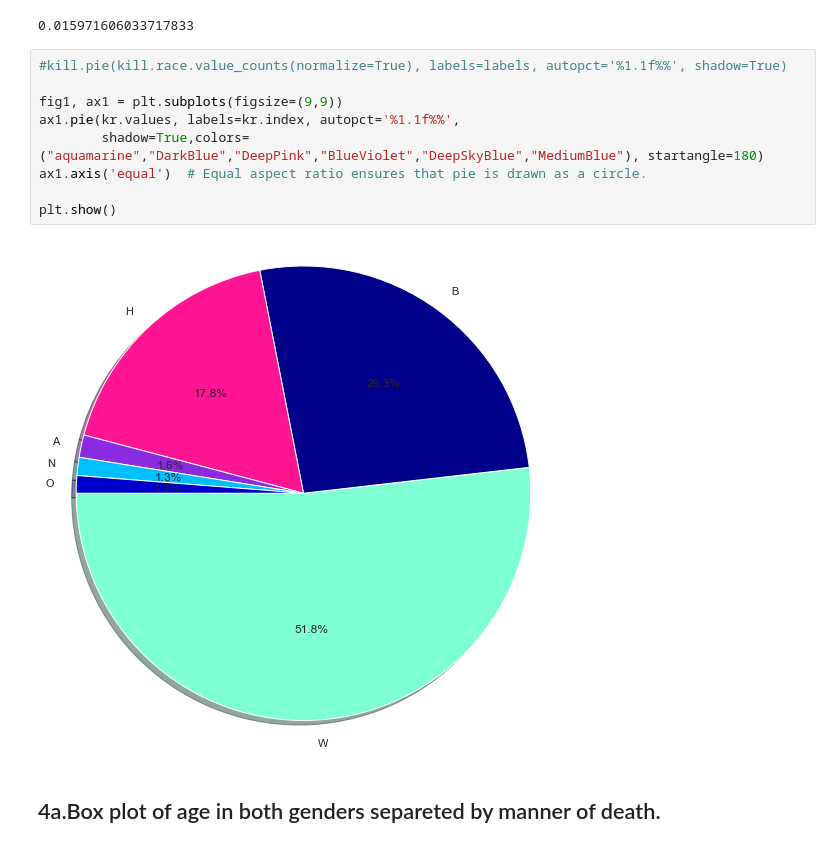
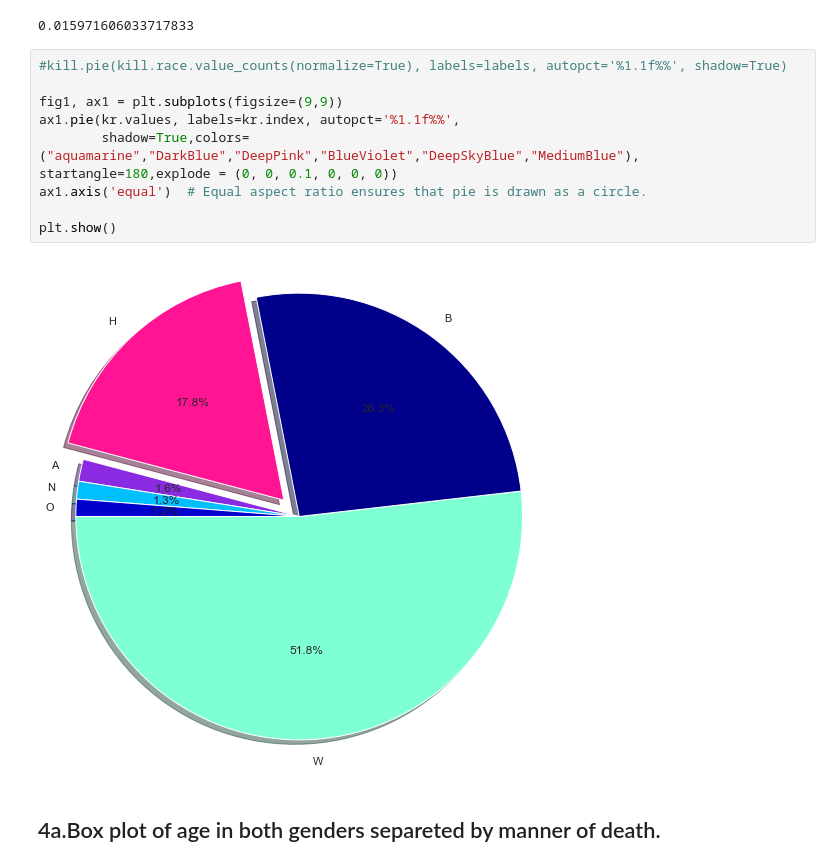
Before and after one commit to idenw/Statistics-Data-Analysis-with-Python-Data-Visualization-with-Python, a Jupyter notebook: 02-EU_DS_DVPy_M1-(PoliceKills)/USA_Fatal_Police_Shoot_Analyse_student_version.ipynb, the cells around one changed output. Saved outputs shown, nothing was run; the diff lists cells and outputs as text.

```diff
--- a/02-EU_DS_DVPy_M1-(PoliceKills)/USA_Fatal_Police_Shoot_Analyse_student_version.ipynb
+++ b/02-EU_DS_DVPy_M1-(PoliceKills)/USA_Fatal_Police_Shoot_Analyse_student_version.ipynb
@@ -437,14 +437,14 @@ kr.loc["A"]
 # %%
 #kill.pie(kill.race.value_counts(normalize=True), labels=labels, autopct='%1.1f%%', shadow=True)
 
 fig1, ax1 = plt.subplots(figsize=(9,9))
 ax1.pie(kr.values, labels=kr.index, autopct='%1.1f%%',
-        shadow=True,colors=("aquamarine","DarkBlue","DeepPink","BlueViolet","DeepSkyBlue","MediumBlue"), startangle=180)
+        shadow=True,colors=("aquamarine","DarkBlue","DeepPink","BlueViolet","DeepSkyBlue","MediumBlue"), startangle=180,explode = (0, 0, 0.1, 0, 0, 0))
 ax1.axis('equal')  # Equal aspect ratio ensures that pie is drawn as a circle.
 
 plt.show()
 # %% [output]
-[figure, old version]
+[figure, new version]
 # %% [markdown]
 ## 4a.Box plot of age in both genders separeted by manner of death.
 # %%
```
Also changed, not shown: parts of 41 cells of this notebook, 3 other files.
